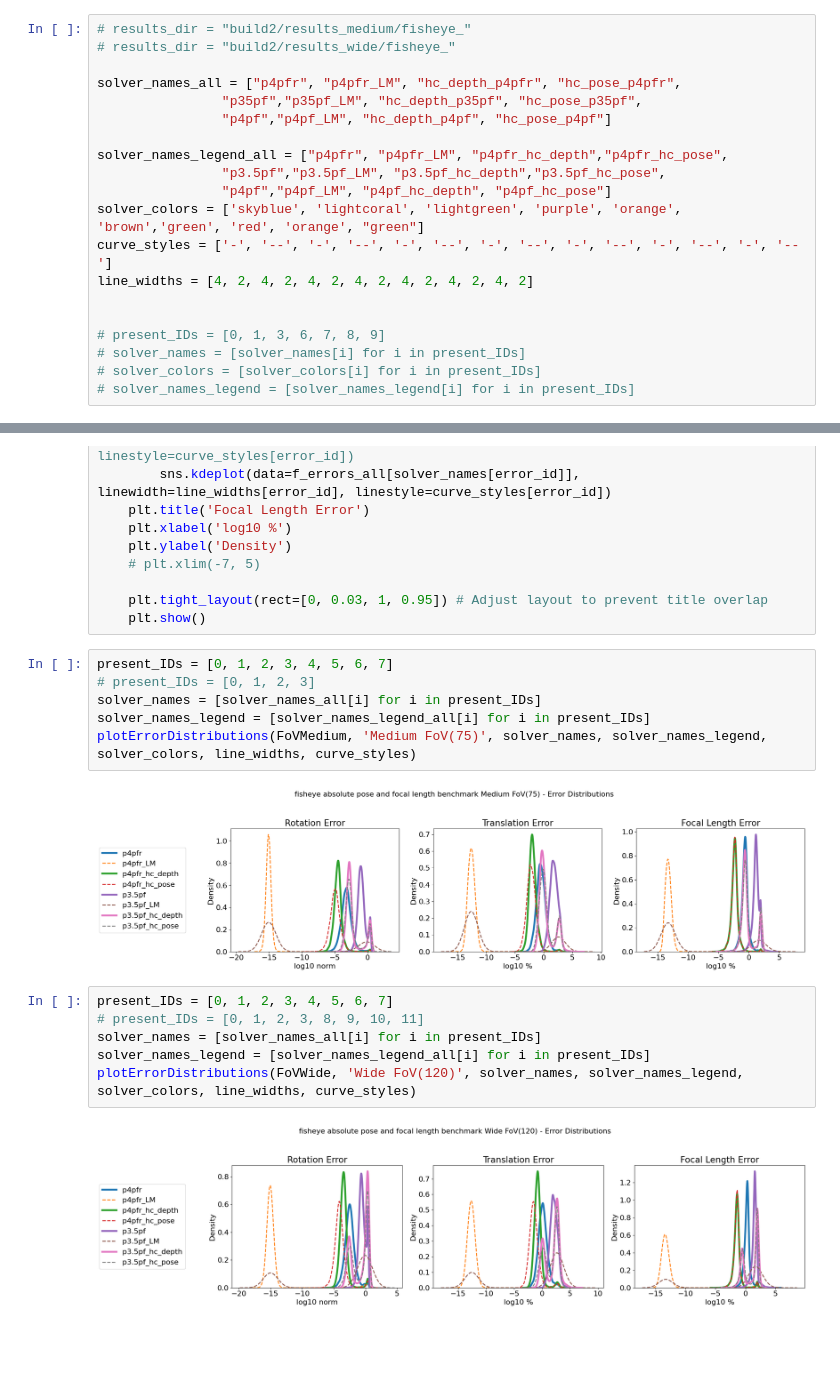
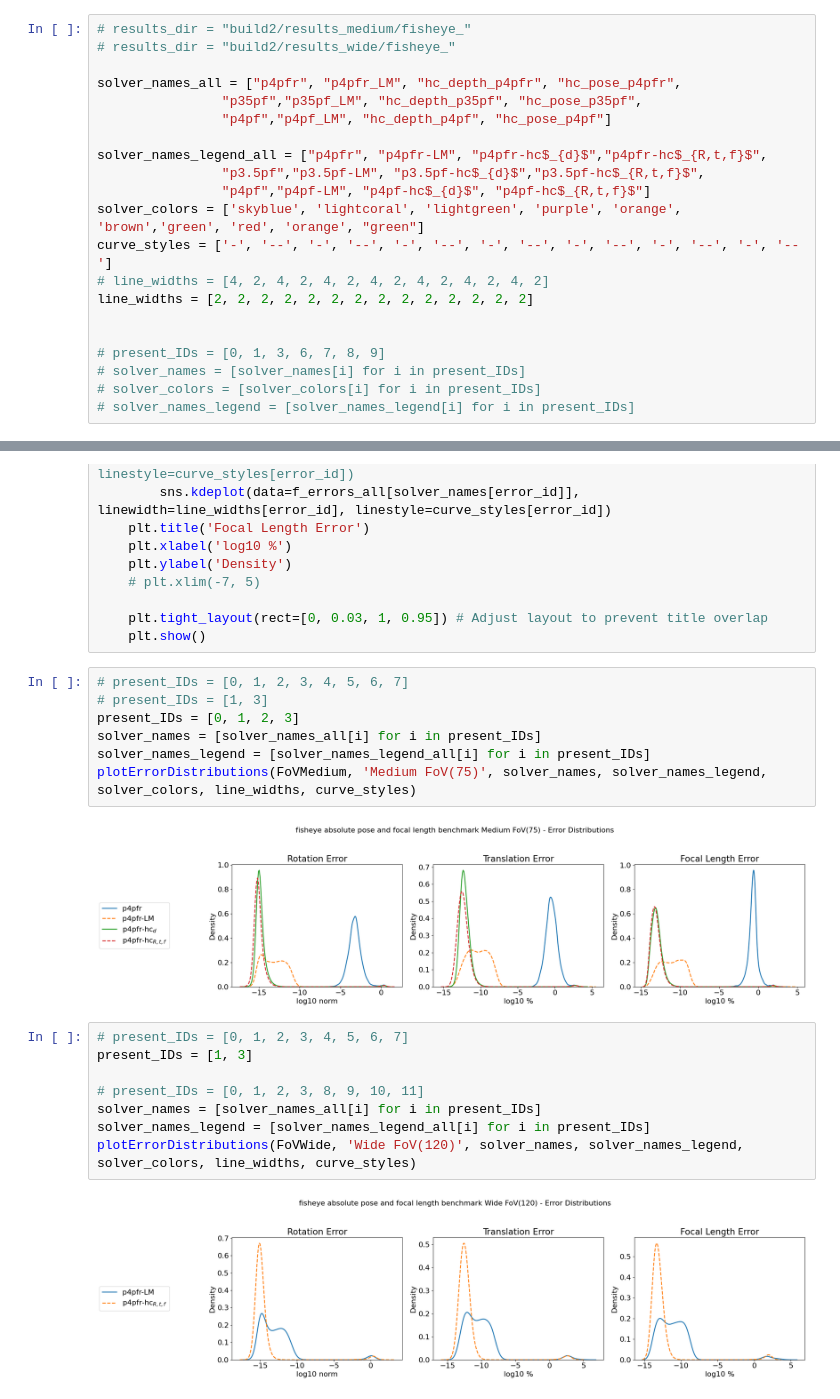
Before and after one commit to XinnnyueZhang/PoseLib, a Jupyter notebook: visualResults.ipynb, the cells around one changed output, grey strips where cells are left out. Cells and saved outputs as stored; diff of their text form; blank space fills up the shorter version.

```diff
--- a/visualResults.ipynb
+++ b/visualResults.ipynb
@@ -64,12 +64,13 @@ solver_names_all = ["p4pfr", "p4pfr_LM", "hc_depth_p4pfr", "hc_pose_p4pfr",
                 "p35pf","p35pf_LM", "hc_depth_p35pf", "hc_pose_p35pf",
                 "p4pf","p4pf_LM", "hc_depth_p4pf", "hc_pose_p4pf"]
 
-solver_names_legend_all = ["p4pfr", "p4pfr_LM", "p4pfr_hc_depth","p4pfr_hc_pose",
-                "p3.5pf","p3.5pf_LM", "p3.5pf_hc_depth","p3.5pf_hc_pose",
-                "p4pf","p4pf_LM", "p4pf_hc_depth", "p4pf_hc_pose"]
+solver_names_legend_all = ["p4pfr", "p4pfr-LM", "p4pfr-hc$_{d}$","p4pfr-hc$_{R,t,f}$",
+                "p3.5pf","p3.5pf-LM", "p3.5pf-hc$_{d}$","p3.5pf-hc$_{R,t,f}$",
+                "p4pf","p4pf-LM", "p4pf-hc$_{d}$", "p4pf-hc$_{R,t,f}$"]
 solver_colors = ['skyblue', 'lightcoral', 'lightgreen', 'purple', 'orange', 'brown','green', 'red', 'orange', "green"]
 curve_styles = ['-', '--', '-', '--', '-', '--', '-', '--', '-', '--', '-', '--', '-', '--']
-line_widths = [4, 2, 4, 2, 4, 2, 4, 2, 4, 2, 4, 2, 4, 2]
+# line_widths = [4, 2, 4, 2, 4, 2, 4, 2, 4, 2, 4, 2, 4, 2]
+line_widths = [2, 2, 2, 2, 2, 2, 2, 2, 2, 2, 2, 2, 2, 2]
 
 
 # present_IDs = [0, 1, 3, 6, 7, 8, 9]
@@ -128,21 +129,24 @@ def plotErrorDistributions(results, title_prefix, solver_names, solver_names_leg
     plt.tight_layout(rect=[0, 0.03, 1, 0.95]) # Adjust layout to prevent title overlap
     plt.show()
 # %%
-present_IDs = [0, 1, 2, 3, 4, 5, 6, 7]
-# present_IDs = [0, 1, 2, 3]
+# present_IDs = [0, 1, 2, 3, 4, 5, 6, 7]
+# present_IDs = [1, 3]
+present_IDs = [0, 1, 2, 3]
 solver_names = [solver_names_all[i] for i in present_IDs]
 solver_names_legend = [solver_names_legend_all[i] for i in present_IDs]
 plotErrorDistributions(FoVMedium, 'Medium FoV(75)', solver_names, solver_names_legend, solver_colors, line_widths, curve_styles)
 # %% [output]
-[figure, old version]
+[figure, new version]
 # %%
-present_IDs = [0, 1, 2, 3, 4, 5, 6, 7]
+# present_IDs = [0, 1, 2, 3, 4, 5, 6, 7]
+present_IDs = [1, 3]
+
 # present_IDs = [0, 1, 2, 3, 8, 9, 10, 11]
 solver_names = [solver_names_all[i] for i in present_IDs]
 solver_names_legend = [solver_names_legend_all[i] for i in present_IDs]
 plotErrorDistributions(FoVWide, 'Wide FoV(120)', solver_names, solver_names_legend, solver_colors, line_widths, curve_styles)
 # %% [output]
-[figure, old version]
+[figure, new version]
 # %%
 present_IDs = [0, 1, 2, 3, 8, 9, 10, 11]
 solver_names = [solver_names_all[i] for i in present_IDs]
```
Also changed, not shown: parts of 2 cells of this notebook, 4 other files.
